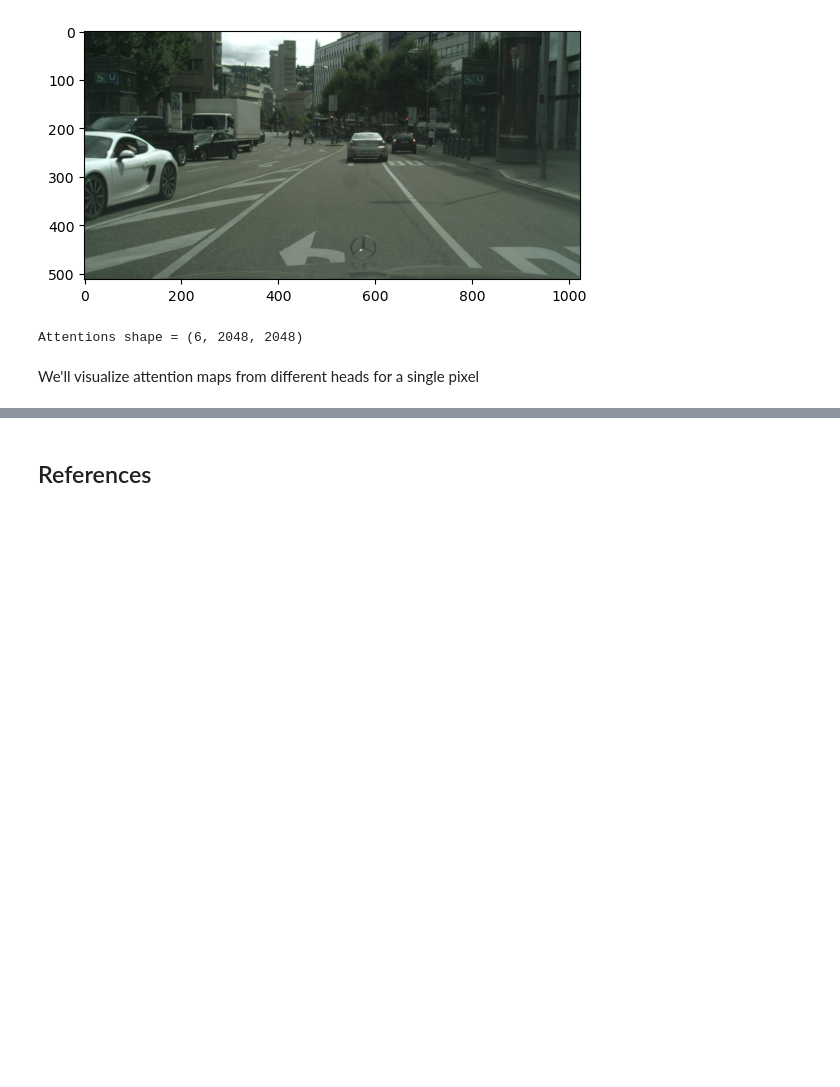
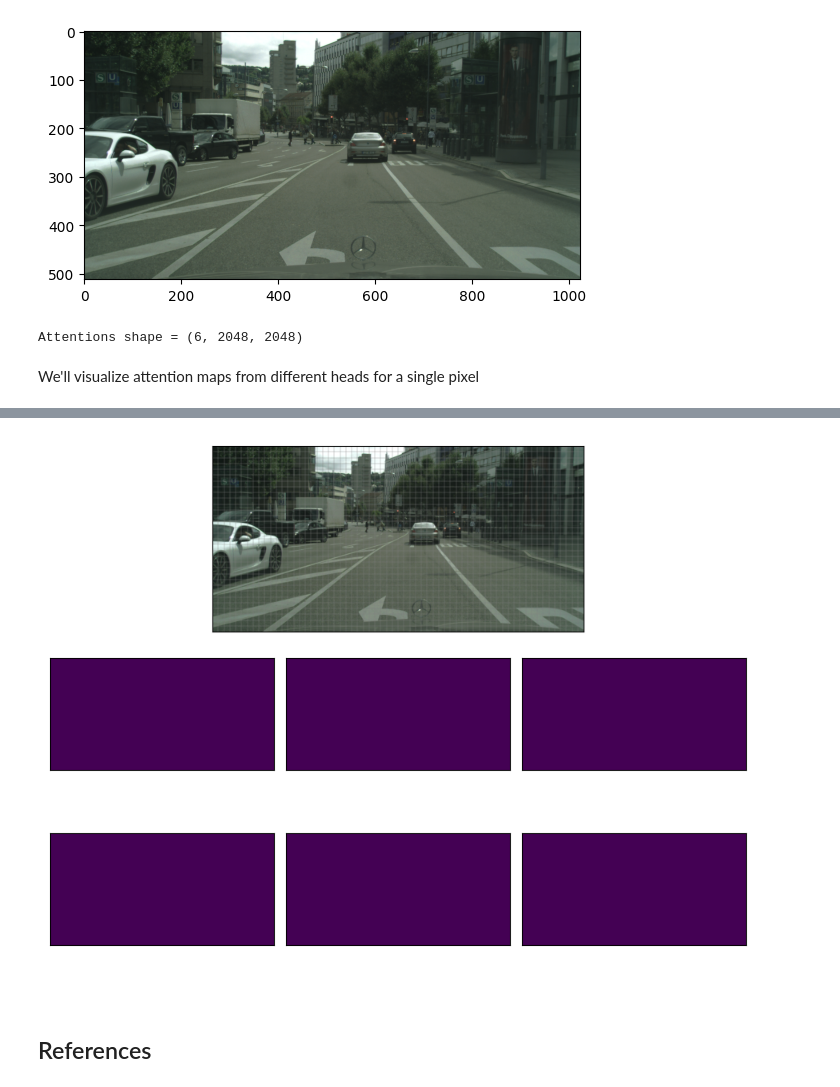
Before and after one commit to suryajayaraman/dl_blogs, a Jupyter notebook: VIT_101/notebooks/vision-transformer-vanilla.ipynb, the cells around one changed output, grey strips where cells are left out. Saved outputs shown, nothing was run; the diff lists cells and outputs as text; code cells hidden in the pictures; blank space fills up the shorter version.

Commit message:
Updated Colab version of notebooks

```diff
--- a/VIT_101/notebooks/vision-transformer-vanilla.ipynb
+++ b/VIT_101/notebooks/vision-transformer-vanilla.ipynb
@@ -271,8 +292,7 @@ We'll load a pretrained model, and visualized the output on sample images
 device = torch.device("cuda:0" if torch.cuda.is_available() else "cpu")
 
 # load pretrained model
-# checkpoint = torch.load('/kaggle/input/vit-backbones/vit_small_16_dino_backbone.pth')
-checkpoint = torch.load('/home/surya/Downloads/vit_small_16_dino_backbone.pth')
+checkpoint = torch.load('vit_small_16_dino_backbone.pth')
 vit.load_state_dict(checkpoint)
 vit.eval();
 vit.to(device);
@@ -301,7 +321,7 @@ def preprocess_image(image_path, patch_size, reshape_size=None):
     h_featmap = img.shape[-2] // patch_size
     return rgb_image, img, w_featmap, h_featmap
 # %%
-test_img_path = '/home/surya/Downloads/stuttgart_00_000000_000001.png'
+test_img_path = 'stuttgart_00_000000_000001.png'
 rgb_image, img, w_featmap, h_featmap = preprocess_image(test_img_path, patch_size=patch_size) #  reshape_size=(512, 256)
 print(f"rgb_image shape = {rgb_image.shape}, img shape = {img.shape}")
 # %% [output]
@@ -361,6 +380,7 @@ class Visualize_Attention():
             self.rgb_axes.axvline(x, color='gray', linestyle='-', linewidth = 0.25)
         for y in range(0, self.img_height, self.ps):
             self.rgb_axes.axhline(y, color='gray', linestyle='-', linewidth = 0.25)
+        self.rect = None
 
         # attention maps subplot
         self.attn_head_axes = []
@@ -382,10 +402,11 @@ class Visualize_Attention():
         if event.inaxes == self.rgb_axes:
             self.patch_x = int(event.xdata // self.ps)
             self.patch_y = int(event.ydata // self.ps)
-            self.rgb_axes.patches.clear()
-            rect = patches.Rectangle((self.patch_x * self.ps, self.patch_y * self.ps),
+            if(self.rect is not None):
+                self.rect.remove()
+            self.rect = patches.Rectangle((self.patch_x * self.ps, self.patch_y * self.ps),
                                       self.ps, self.ps, linewidth=1, ec='r', fc='none')
-            self.rgb_axes.add_patch(rect)
+            self.rgb_axes.add_patch(self.rect)
 
 
     def plot_patch_attention(self, _):
@@ -403,7 +424,10 @@ class Visualize_Attention():
             ax.set(xticks=[], yticks=[])
             self.fig.subplots_adjust(wspace=0, hspace=0)
 # %%
-%matplotlib notebook
+%matplotlib ipympl
+from google.colab import output
+output.enable_custom_widget_manager()
+
 visualizer = Visualize_Attention(rgb_image, attentions)
 # %% [output]
 [interactive output not drawn]
@@ -412,2 +434,3 @@ visualizer = Visualize_Attention(rgb_image, attentions)
+[figure, added]
 # %% [markdown]
 ## References
```
Also changed, not shown: parts of 5 cells of this notebook, 1 other file.
